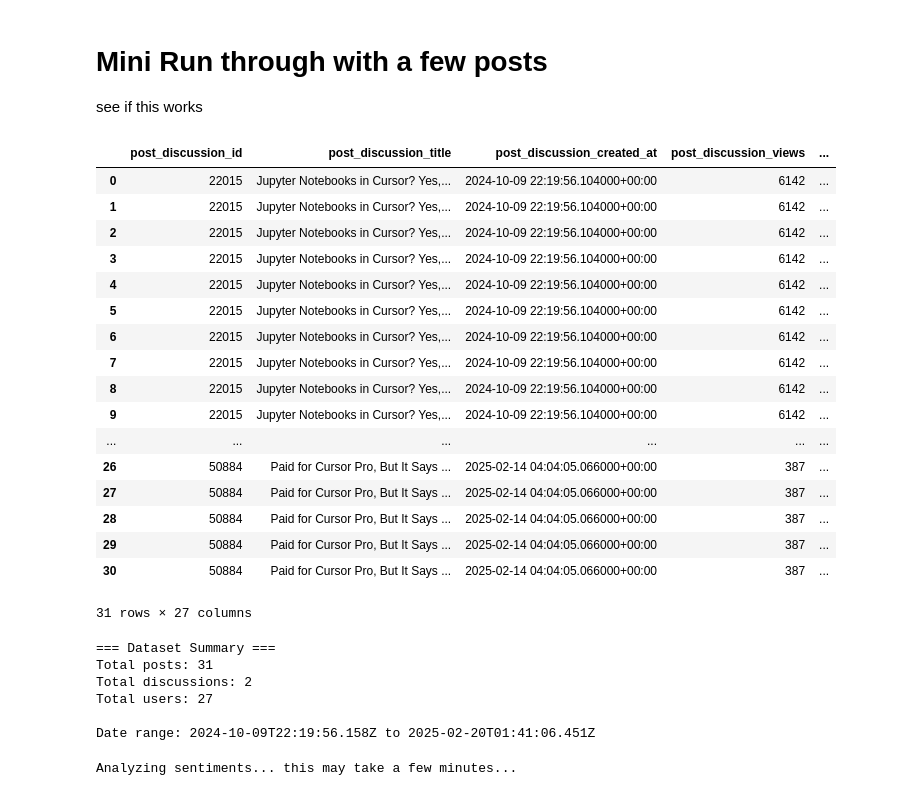
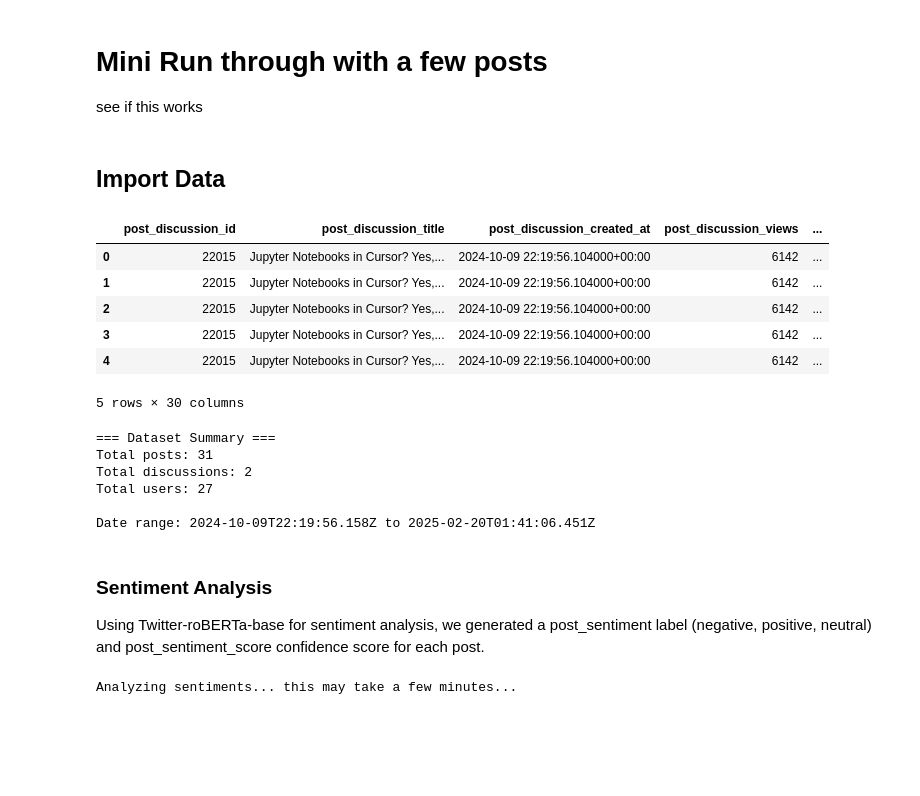
Before and after one commit to dgan11/discourse-analysis, a Jupyter notebook: notebooks/02_mini_analysis.ipynb, the cells around one changed output. Cells and saved outputs as stored; diff of their text form; code cells hidden in the pictures; blank space fills up the shorter version.

```diff
--- a/notebooks/02_mini_analysis.ipynb
+++ b/notebooks/02_mini_analysis.ipynb
@@ -8,6 +8,8 @@ import json
 import pandas as pd
 import matplotlib.pyplot as plt
 from bs4 import BeautifulSoup  # Added for HTML cleaning
+# %% [markdown]
+## Import Data
 # %%
 # Cell 2 - Import data
 posts = []
@@ -58,26 +60,15 @@ for file in files:
 
 df = pd.DataFrame(posts)
 # %%
-df
+df.head()
 # %% [output]
 |  | post_discussion_id | post_discussion_title | post_discussion_created_at | post_discussion_views | ... |
 | 0 | 22015 | Jupyter Notebooks in Cursor? Yes,... | 2024-10-09 22:19:56.104000+00:00 | 6142 | ... |
 | 1 | 22015 | Jupyter Notebooks in Cursor? Yes,... | 2024-10-09 22:19:56.104000+00:00 | 6142 | ... |
 | 2 | 22015 | Jupyter Notebooks in Cursor? Yes,... | 2024-10-09 22:19:56.104000+00:00 | 6142 | ... |
 | 3 | 22015 | Jupyter Notebooks in Cursor? Yes,... | 2024-10-09 22:19:56.104000+00:00 | 6142 | ... |
 | 4 | 22015 | Jupyter Notebooks in Cursor? Yes,... | 2024-10-09 22:19:56.104000+00:00 | 6142 | ... |
-| 5 | 22015 | Jupyter Notebooks in Cursor? Yes,... | 2024-10-09 22:19:56.104000+00:00 | 6142 | ... |
-| 6 | 22015 | Jupyter Notebooks in Cursor? Yes,... | 2024-10-09 22:19:56.104000+00:00 | 6142 | ... |
-| 7 | 22015 | Jupyter Notebooks in Cursor? Yes,... | 2024-10-09 22:19:56.104000+00:00 | 6142 | ... |
-| 8 | 22015 | Jupyter Notebooks in Cursor? Yes,... | 2024-10-09 22:19:56.104000+00:00 | 6142 | ... |
-| 9 | 22015 | Jupyter Notebooks in Cursor? Yes,... | 2024-10-09 22:19:56.104000+00:00 | 6142 | ... |
-| ... | ... | ... | ... | ... | ... |
-| 26 | 50884 | Paid for Cursor Pro, But It Says ... | 2025-02-14 04:04:05.066000+00:00 | 387 | ... |
-| 27 | 50884 | Paid for Cursor Pro, But It Says ... | 2025-02-14 04:04:05.066000+00:00 | 387 | ... |
-| 28 | 50884 | Paid for Cursor Pro, But It Says ... | 2025-02-14 04:04:05.066000+00:00 | 387 | ... |
-| 29 | 50884 | Paid for Cursor Pro, But It Says ... | 2025-02-14 04:04:05.066000+00:00 | 387 | ... |
-| 30 | 50884 | Paid for Cursor Pro, But It Says ... | 2025-02-14 04:04:05.066000+00:00 | 387 | ... |
-31 rows × 27 columns
+5 rows × 30 columns
 # %%
 # Print summary stats
 print("=== Dataset Summary ===")
@@ -92,6 +83,10 @@ Total discussions: 2
 Total users: 27
 
 Date range: 2024-10-09T22:19:56.158Z to 2025-02-20T01:41:06.451Z
+# %% [markdown]
+### Sentiment Analysis
+
+Using Twitter-roBERTa-base for sentiment analysis, we generated a post_sentiment label (negative, positive, neutral) and post_sentiment_score confidence score for each post.
 # %%
 # Import required libraries
 from transformers import pipeline
```
Also changed, not shown: parts of 6 cells of this notebook, 2 other files.
